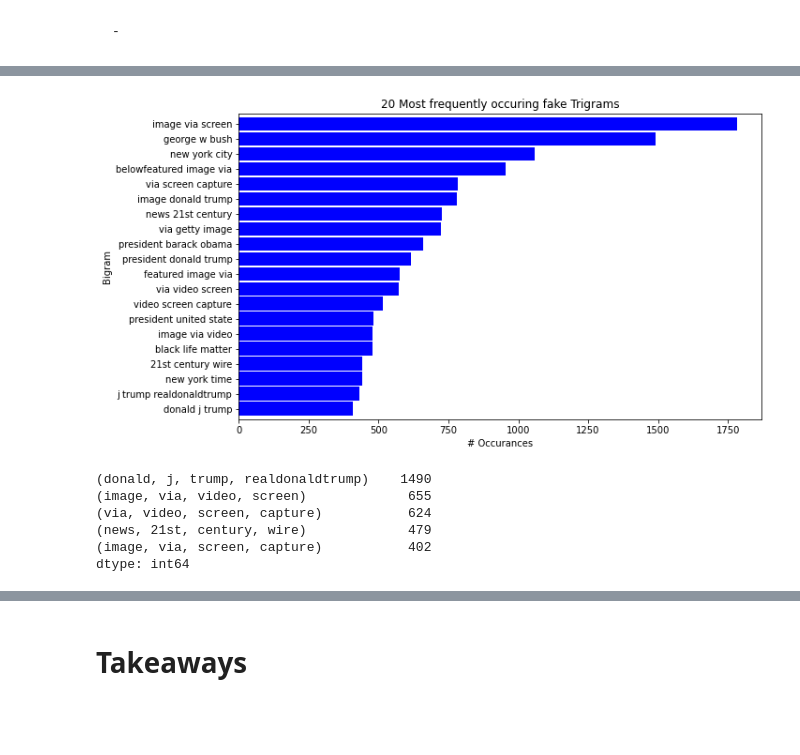
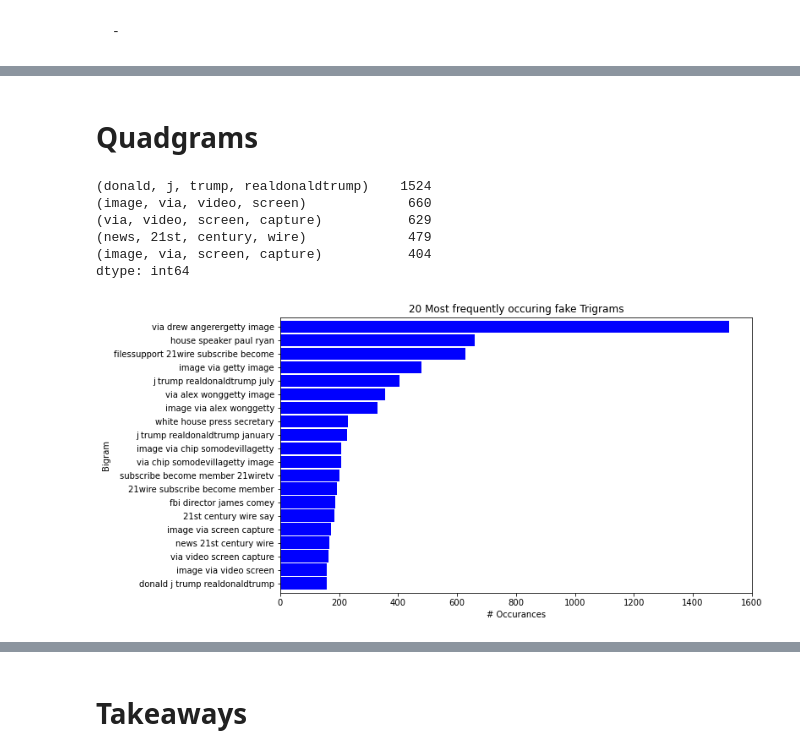
Before and after one commit to Fake-News-Capstone/fake_news_capstone, a Jupyter notebook: liam_notebook.ipynb, the cells around one changed output, grey strips where cells are left out. Saved outputs shown, nothing was run; the diff lists cells and outputs as text; code cells hidden in the pictures; blank space fills up the shorter version.

```diff
--- a/liam_notebook.ipynb
+++ b/liam_notebook.ipynb
@@ -10,7 +10,7 @@ import utilities
 # %%
 # utilities.nan_null_empty_check(df)
 # %%
-articles = pd.read_csv("art.csv", dtype={'clean_text': 'str'}, index_col = 0)
+articles = pd.read_csv("articles.csv", dtype={'clean_text': 'str'}, index_col = 0)
 # %%
 df = articles
 # %%
@@ -483,26 +553,28 @@ dtype: int64
+# %% [markdown]
+# Quadgrams
+# %%
+top_20_fake_quadgrams = (pd.Series(nltk.ngrams(fake_words, 4))
+                      .value_counts()
+                      .head(20))
+
+top_20_fake_quadgrams.head()
+# %% [output]
+(donald, j, trump, realdonaldtrump)    1524
+(image, via, video, screen)             660
+(via, video, screen, capture)           629
+(news, 21st, century, wire)             479
+(image, via, screen, capture)           404
+dtype: int64
 # %%
-top_20_fake_trigrams2.sort_values().plot.barh(color='blue', width=.9, figsize=(10, 6))
+top_20_fake_quadgrams.sort_values().plot.barh(color='blue', width=.9, figsize=(10, 6))
 
 plt.title('20 Most frequently occuring fake Trigrams')
 plt.ylabel('Bigram')
 plt.xlabel('# Occurances')
 
 # make the labels pretty
 ticks, _ = plt.yticks()
-labels = top_20_fake_trigrams2.reset_index()['index'].apply(lambda t: t[0] + ' ' + t[1] + ' ' + t[2])
+labels = top_20_fake_quadgrams.reset_index()['index'].apply(lambda t: t[0] + ' ' + t[1] + ' ' + t[2] + ' ' + t[3])
 _ = plt.yticks(ticks, labels)
 # %% [output]
-[figure, old version]
+[figure, new version]
-# %%
-top_20_fake_trigrams2 = (pd.Series(nltk.ngrams(fake_words, 4))
-                      .value_counts()
-                      .head(20))
-
-top_20_fake_trigrams2.head()
-# %% [output]
-(donald, j, trump, realdonaldtrump)    1490
-(image, via, video, screen)             655
-(via, video, screen, capture)           624
-(news, 21st, century, wire)             479
-(image, via, screen, capture)           402
-dtype: int64
```
Also changed, not shown: parts of 38 cells of this notebook, 1 other file.
